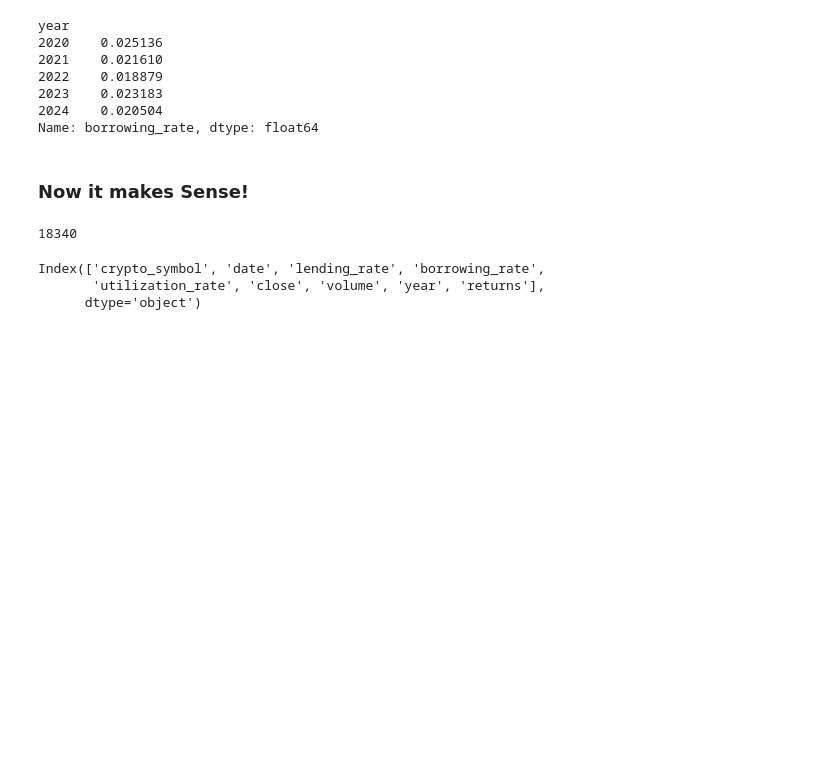
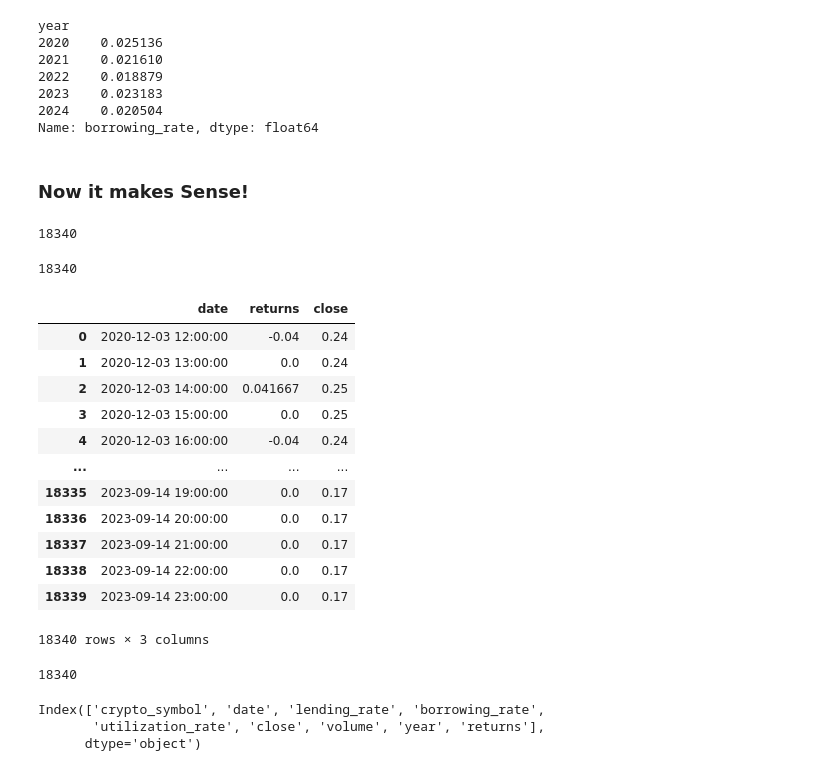
Before and after one commit to nikanhg/Funding_rate_Aave, a Jupyter notebook: Nikan/model_v1.ipynb, the cells around one changed output. Saved outputs shown, nothing was run; the diff lists cells and outputs as text; code cells hidden in the pictures; blank space fills up the shorter version.

```diff
--- a/Nikan/model_v1.ipynb
+++ b/Nikan/model_v1.ipynb
@@ -332,9 +332,69 @@ def calculate_hourly_returns(df, date_col, close_col):
     return pd.Series(returns, index=df.index)
 # %%
 reduced_df['returns'] = calculate_hourly_returns(reduced_df, 'date', 'close')
+reduced_df = reduced_df[reduced_df['returns'].notna()]
+reduced_df.reset_index(inplace=True, drop=True)
 reduced_df['returns'].notna().sum()
 # %% [output]
 18340
+# %%
+print(len(reduced_df))
+# %% [output]
+18340
+# %%
+reduced_df[['date','returns','close']]
+# %% [output]
+|  | date | returns | close |
+| 0 | 2020-12-03 12:00:00 | -0.04 | 0.24 |
+| 1 | 2020-12-03 13:00:00 | 0.0 | 0.24 |
+| 2 | 2020-12-03 14:00:00 | 0.041667 | 0.25 |
+| 3 | 2020-12-03 15:00:00 | 0.0 | 0.25 |
+| 4 | 2020-12-03 16:00:00 | -0.04 | 0.24 |
+| ... | ... | ... | ... |
+| 18335 | 2023-09-14 19:00:00 | 0.0 | 0.17 |
+| 18336 | 2023-09-14 20:00:00 | 0.0 | 0.17 |
+| 18337 | 2023-09-14 21:00:00 | 0.0 | 0.17 |
+| 18338 | 2023-09-14 22:00:00 | 0.0 | 0.17 |
+| 18339 | 2023-09-14 23:00:00 | 0.0 | 0.17 |
+18340 rows × 3 columns
+# %%
+def count_valid_windows(df, date_col, window_size):
+    """
+    Counts the number of valid windows of a given size where each row in the window
+    has a `date_col` that is exactly 1 hour after the previous row.
+
+    Args:
+        df (pd.DataFrame): The DataFrame containing the time series data.
+        date_col (str): The name of the datetime column.
+        window_size (int): The size of the valid window to check for.
+
+    Returns:
+        int: The number of valid windows found.
+    """
+    # Ensure the date column is in pandas datetime format
+    df[date_col] = pd.to_datetime(df[date_col])
+
+    # Sort by the datetime column to ensure chronological order
+    df = df.sort_values(by=date_col).reset_index(drop=True)
+
+    # Initialize the count of valid windows
+    valid_window_count = 0
+
+    # Iterate through the DataFrame to check for valid windows
+    for i in range(len(df) - window_size + 1):
+        # Extract the potential window
+        window = df.iloc[i:i + window_size]
+
+        # Check if all rows in the window have exactly 1-hour difference
+        time_diffs = window[date_col].diff().dt.total_seconds()[1:]
+        if (time_diffs == 3600).all():
+            valid_window_count += 1
+
+    return valid_window_count
+
+print(count_valid_windows(reduced_df, 'date', 1))
+# %% [output]
+18340
 # %%
 reduced_df.columns
 # %% [output]
```
Also changed, not shown: parts of 3 cells of this notebook, 1 other file.
